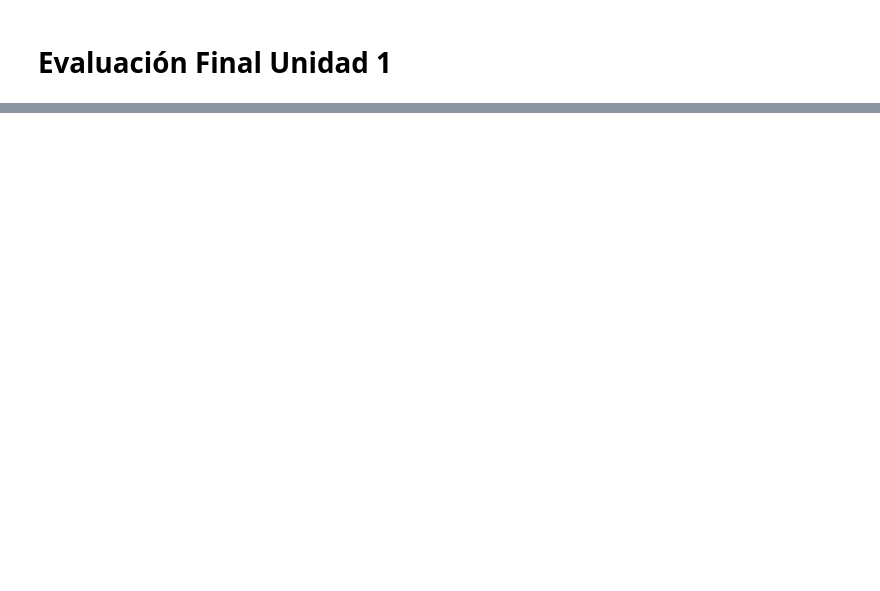
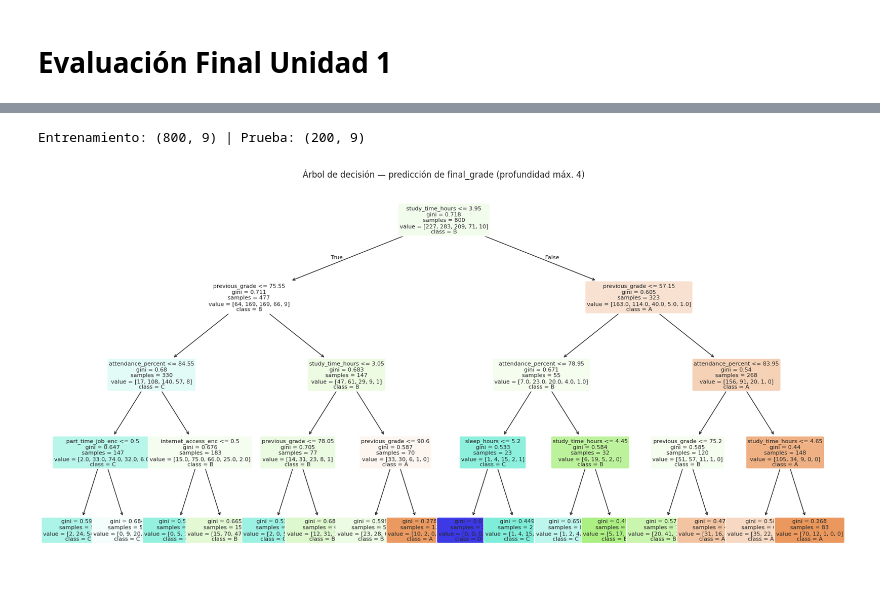
Before and after one commit to asndjkasdnjkasdjnkasdj/-Lab01_EDA_Azocar_Benjamin, a Jupyter notebook: Benjamin_Azocar_Evaluacion1.ipynb, the cells around one changed output, grey strips where cells are left out. Drawn from its saved outputs; the diff is of its cells as text; code cells hidden in the pictures; blank space fills up the shorter version.

```diff
--- a/Benjamin_Azocar_Evaluacion1.ipynb
+++ b/Benjamin_Azocar_Evaluacion1.ipynb
@@ -49,0 +293,37 @@ Autor: Harshada Patil
+# %%
+from sklearn.tree import DecisionTreeClassifier, plot_tree, export_text
+from sklearn.model_selection import train_test_split
+from sklearn.preprocessing import LabelEncoder
+
+df_tree = df.copy()
+cols_a_codificar = ['gender', 'parental_education', 'internet_access',
+                     'extracurricular_activities', 'part_time_job']
+encoders = {}
+for col in cols_a_codificar:
+    le = LabelEncoder()
+    df_tree[col + '_enc'] = le.fit_transform(df_tree[col])
+    encoders[col] = le
+
+features = ['study_time_hours', 'attendance_percent', 'sleep_hours', 'previous_grade',
+            'gender_enc', 'parental_education_enc', 'internet_access_enc',
+            'extracurricular_activities_enc', 'part_time_job_enc']
+X = df_tree[features]
+y = df_tree['final_grade']
+
+X_train, X_test, y_train, y_test = train_test_split(
+    X, y, test_size=0.2, random_state=42, stratify=y
+)
+print("Entrenamiento:", X_train.shape, "| Prueba:", X_test.shape)
+# %% [output]
+Entrenamiento: (800, 9) | Prueba: (200, 9)
+# %%
+arbol = DecisionTreeClassifier(max_depth=4, random_state=42)
+arbol.fit(X_train, y_train)
+
+plt.figure(figsize=(20, 10))
+plot_tree(arbol, feature_names=features, class_names=arbol.classes_,
+          filled=True, rounded=True, fontsize=8)
+plt.title("Árbol de decisión — predicción de final_grade (profundidad máx. 4)")
+plt.show()
+# %% [output]
+[figure, added]
```
Also changed, not shown: parts of 34 cells of this notebook.
